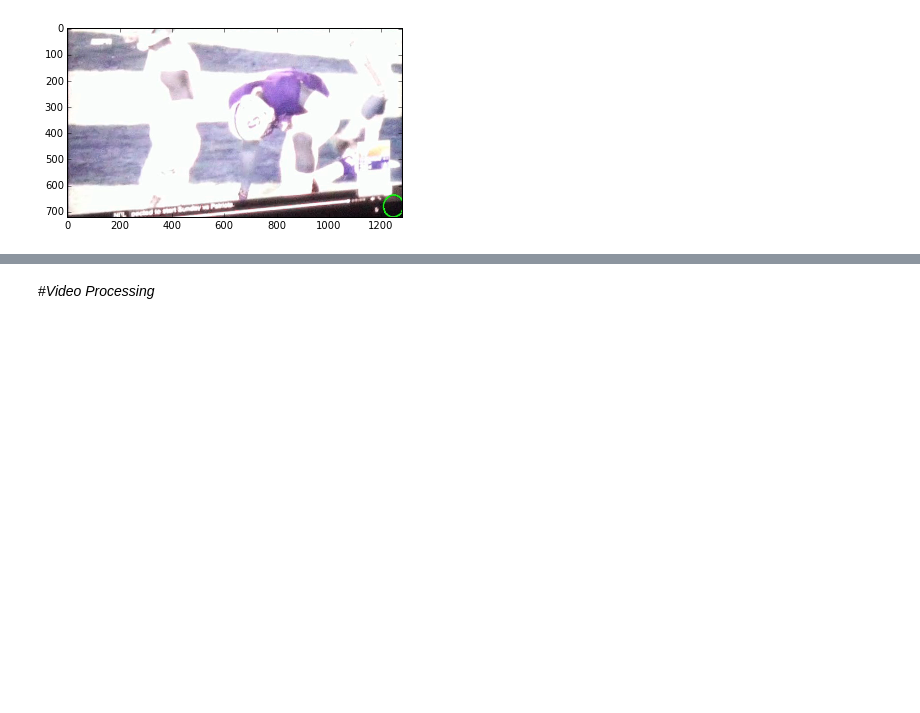
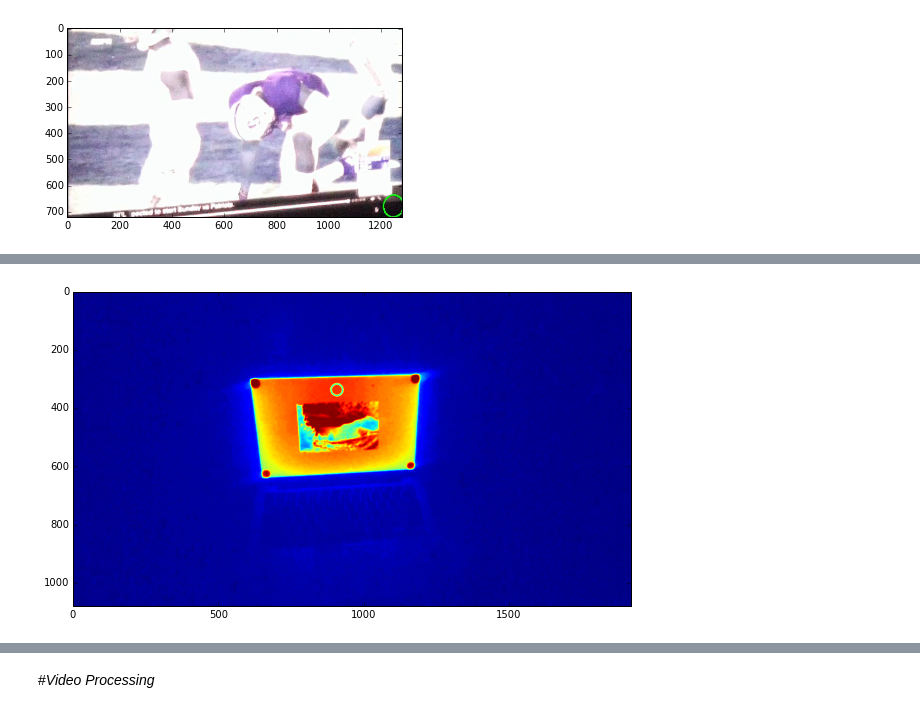
Before and after one commit to pearsonlab/cv-testing, a Jupyter notebook: find-screen.ipynb, the cells around one changed output, grey strips where cells are left out. Drawn from its saved outputs; the diff is of its cells as text; code cells hidden in the pictures; blank space fills up the shorter version.

```diff
--- a/find-screen.ipynb
+++ b/find-screen.ipynb
@@ -97,0 +105,7 @@ plt.imshow(trans_img);
+# %%
+green_img = (img[:,:,1])
+green_img = cv2.GaussianBlur(green_img, (9, 9), 2, None, 2)
+plt.figure(figsize=(10,10))
+plt.imshow(green_img);
+# %% [output]
+[figure, added]
```
Also changed, not shown: parts of 12 cells of this notebook, 2 other files.
